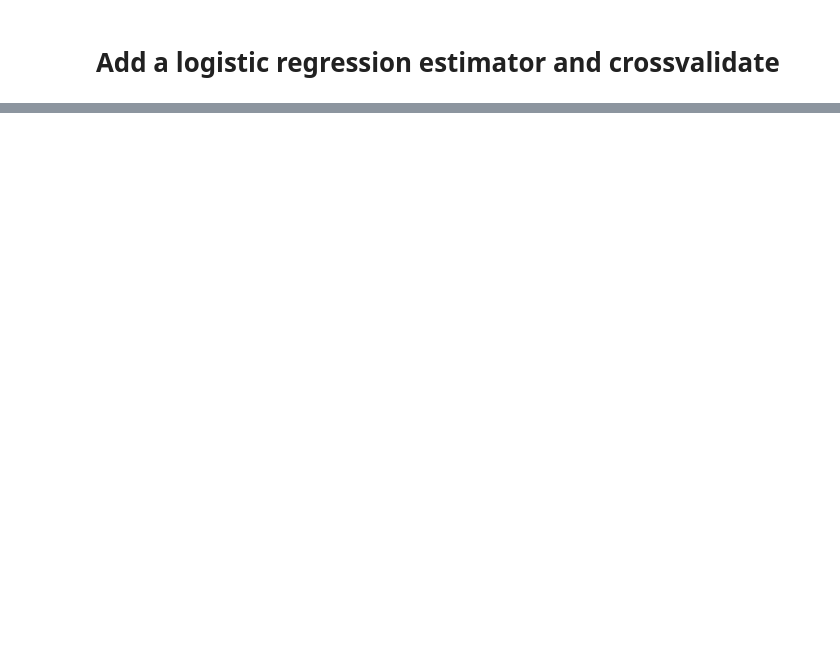
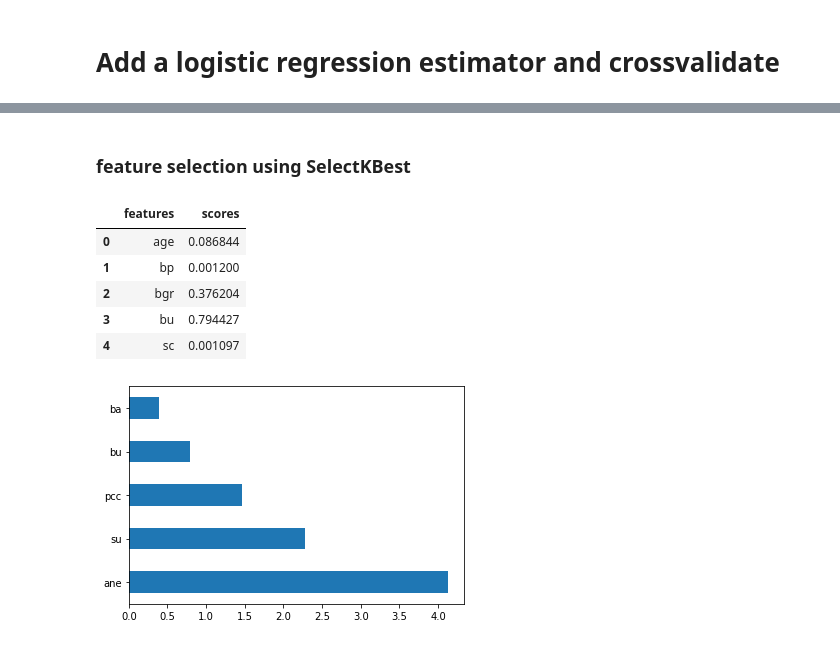
Before and after one commit to viiktoria/kidney_kids, a Jupyter notebook: kidney_kids/Model_evaluation.ipynb, the cells around one changed output, grey strips where cells are left out. Cells and saved outputs as stored; diff of their text form; code cells hidden in the pictures; blank space fills up the shorter version.

```diff
--- a/kidney_kids/Model_evaluation.ipynb
+++ b/kidney_kids/Model_evaluation.ipynb
@@ -320,2 +291,0 @@ AttributeError: 'list' object has no attribute 'columns'
-# %%
-preproc.fit_transform(X,y).shape
@@ -345,0 +329,22 @@ selector.estimator_.coef_
+# %% [markdown]
+###  feature selection using SelectKBest
+# %%
+#apply SelectKBest class to extract top 5 best features
+best_RF = SelectKBest(score_func=chi2, k=5).fit(X_train_final,y_train)
+dfscores = pd.DataFrame(best_RF.scores_)
+dfcolumns = pd.DataFrame(X_train.columns)
+#concat two dataframes for better visualization
+featureScores = pd.concat([dfcolumns,dfscores],axis=1)
+featureScores.columns = ['features','scores']   #naming the dataframe columns
+
+feat_importances_SB = pd.Series(best_RF.scores_, index=X.columns)
+feat_importances_SB.nlargest(5).plot(kind='barh')
+#featureScores.head(5)
+# %% [output]
+|  | features | scores |
+| 0 | age | 0.086844 |
+| 1 | bp | 0.001200 |
+| 2 | bgr | 0.376204 |
+| 3 | bu | 0.794427 |
+| 4 | sc | 0.001097 |
+[figure, added]
```
Also changed, not shown: parts of 48 cells of this notebook.
